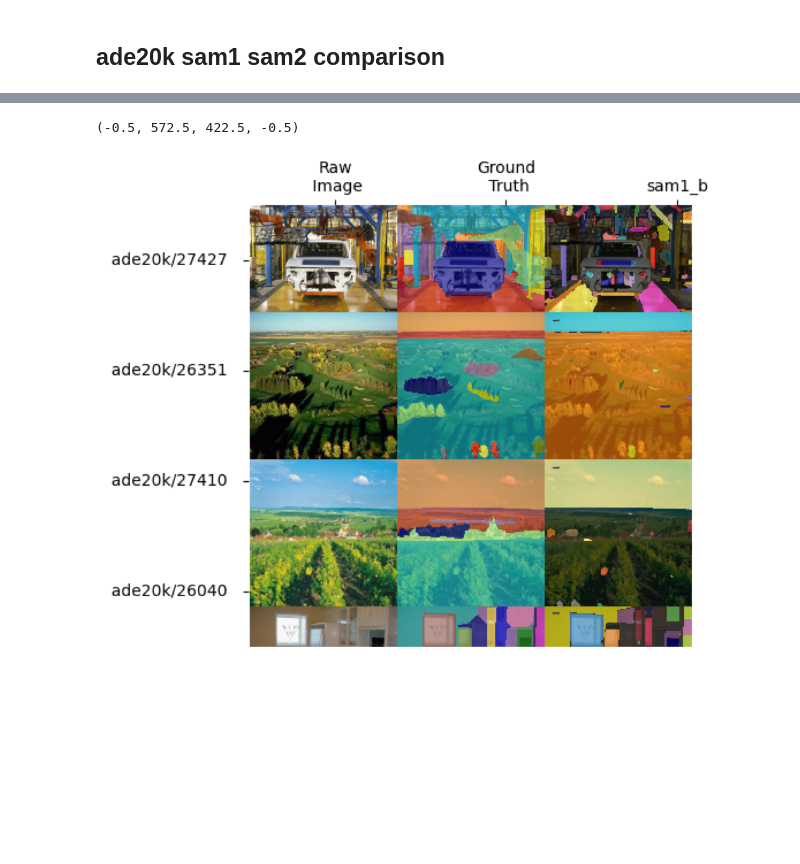
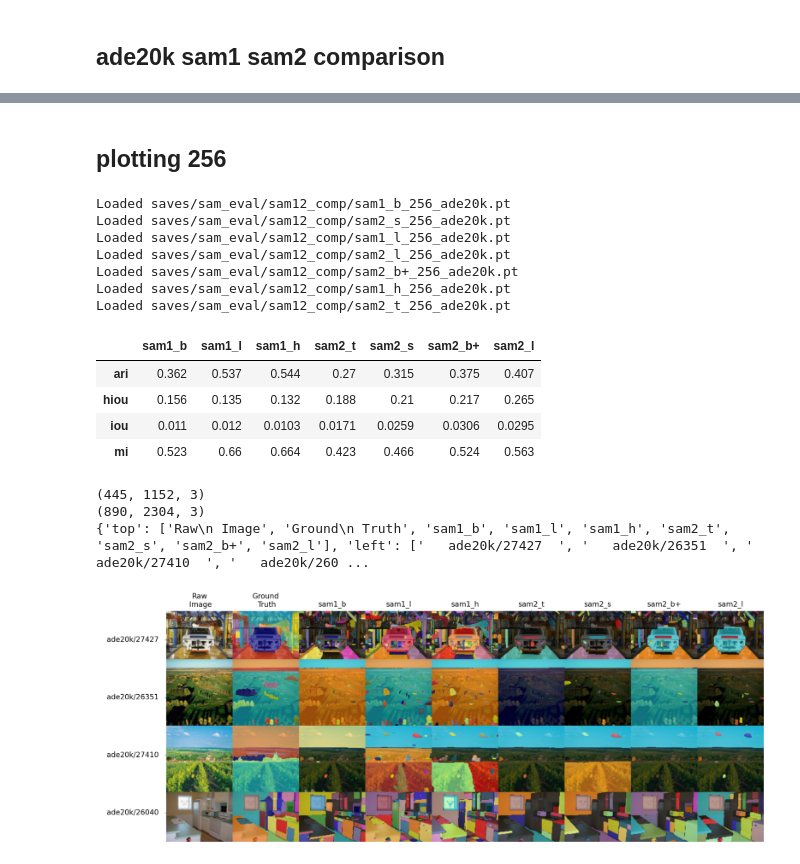
Before and after one commit to JakobLC/diffusion2, a Jupyter notebook: nice_script2.ipynb, the cells around one changed output, grey strips where cells are left out. Saved outputs shown, nothing was run; the diff lists cells and outputs as text; code cells hidden in the pictures; blank space fills up the shorter version.

```diff
--- a/nice_script2.ipynb
+++ b/nice_script2.ipynb
@@ -88,9 +42,39 @@ matplotlib.get_backend()
+# %% [markdown]
+## plotting 256
+# %%
+save_folder = f"saves/sam_eval/sam12_comp/"
+ssm = SavedSamplesManager()
+for save_path in glob.glob(f"{save_folder}/*"):
+    if "256" in save_path:
+        sam_samples = SavedSamples()
+        sam_samples.load(save_path)
+        print("Loaded",save_path)
+        ssm.add_saved_samples(sam_samples)
+ssm.sort_saved_samples(key=lambda x: sam12_info["names"].index(x.name))
+# %% [output]
+Loaded saves/sam_eval/sam12_comp/sam1_b_256_ade20k.pt
+Loaded saves/sam_eval/sam12_comp/sam2_s_256_ade20k.pt
+Loaded saves/sam_eval/sam12_comp/sam1_l_256_ade20k.pt
+Loaded saves/sam_eval/sam12_comp/sam2_l_256_ade20k.pt
+Loaded saves/sam_eval/sam12_comp/sam2_b+_256_ade20k.pt
+Loaded saves/sam_eval/sam12_comp/sam1_h_256_ade20k.pt
+Loaded saves/sam_eval/sam12_comp/sam2_t_256_ade20k.pt
+# %%
+ssm.mean_metric_table()
+# %% [output]
+|  | sam1_b | sam1_l | sam1_h | sam2_t | sam2_s | sam2_b+ | sam2_l |
+| ari | 0.362 | 0.537 | 0.544 | 0.27 | 0.315 | 0.375 | 0.407 |
+| hiou | 0.156 | 0.135 | 0.132 | 0.188 | 0.21 | 0.217 | 0.265 |
+| iou | 0.011 | 0.012 | 0.0103 | 0.0171 | 0.0259 | 0.0306 | 0.0295 |
+| mi | 0.523 | 0.66 | 0.664 | 0.423 | 0.466 | 0.524 | 0.563 |
 # %%
-im = ssm.plot_qual_seg(transpose=False,add_text_axis=True)
+im = ssm.plot_qual_seg(transpose=False,add_text_axis=True,add_text_inside=False,pixel_mult=2)
 
-fig = plt.figure(figsize=(20,10))
+fig = plt.figure(figsize=(20,20))
 plt.imshow(im)
-plt.axis("off")
+plt.axis("off");
 # %% [output]
-(-0.5, 572.5, 422.5, -0.5)
+(445, 1152, 3)
+(890, 2304, 3)
+{'top': ['Raw\n Image', 'Ground\n Truth', 'sam1_b', 'sam1_l', 'sam1_h', 'sam2_t', 'sam2_s', 'sam2_b+', 'sam2_l'], 'left': ['   ade20k/27427  ', '   ade20k/26351  ', '   ade20k/27410  ', '   ade20k/260 ...
-[figure, old version]
+[figure, new version]
```
Also changed, not shown: parts of 19 cells of this notebook, 6 other files.
